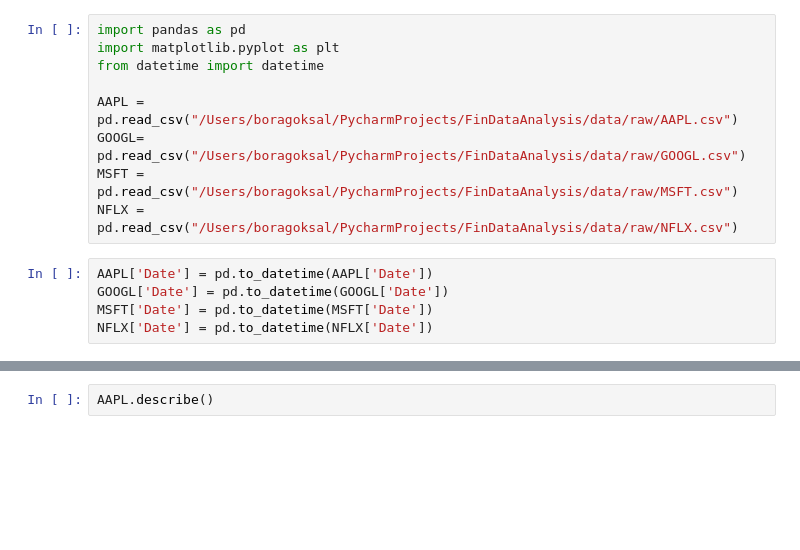
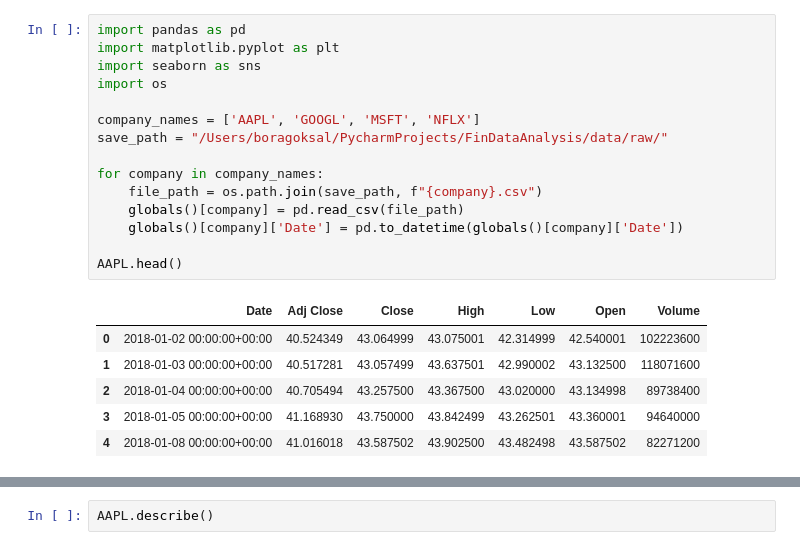
Before and after one commit to BoraGoksal/FinDataAnalysis, a Jupyter notebook: notebooks/exploratory_analysis.ipynb, the cells around one changed output, grey strips where cells are left out. Saved outputs shown, nothing was run; the diff lists cells and outputs as text; blank space fills up the shorter version.

```diff
--- a/notebooks/exploratory_analysis.ipynb
+++ b/notebooks/exploratory_analysis.ipynb
@@ -1,14 +1,22 @@
-# %%
-import pandas as pd
-import matplotlib.pyplot as plt
-from datetime import datetime
-
-AAPL = pd.read_csv("/Users/boragoksal/PycharmProjects/FinDataAnalysis/data/raw/AAPL.csv")
-GOOGL= pd.read_csv("/Users/boragoksal/PycharmProjects/FinDataAnalysis/data/raw/GOOGL.csv")
-MSFT = pd.read_csv("/Users/boragoksal/PycharmProjects/FinDataAnalysis/data/raw/MSFT.csv")
-NFLX = pd.read_csv("/Users/boragoksal/PycharmProjects/FinDataAnalysis/data/raw/NFLX.csv")
-# %%
-AAPL['Date'] = pd.to_datetime(AAPL['Date'])
-GOOGL['Date'] = pd.to_datetime(GOOGL['Date'])
-MSFT['Date'] = pd.to_datetime(MSFT['Date'])
-NFLX['Date'] = pd.to_datetime(NFLX['Date'])
+# %%
+import pandas as pd
+import matplotlib.pyplot as plt
+import seaborn as sns
+import os
+
+company_names = ['AAPL', 'GOOGL', 'MSFT', 'NFLX']
+save_path = "/Users/boragoksal/PycharmProjects/FinDataAnalysis/data/raw/"
+
+for company in company_names:
+    file_path = os.path.join(save_path, f"{company}.csv")
+    globals()[company] = pd.read_csv(file_path)
+    globals()[company]['Date'] = pd.to_datetime(globals()[company]['Date'])
+
+AAPL.head()
+# %% [output]
+|  | Date | Adj Close | Close | High | Low | Open | Volume |
+| 0 | 2018-01-02 00:00:00+00:00 | 40.524349 | 43.064999 | 43.075001 | 42.314999 | 42.540001 | 102223600 |
+| 1 | 2018-01-03 00:00:00+00:00 | 40.517281 | 43.057499 | 43.637501 | 42.990002 | 43.132500 | 118071600 |
+| 2 | 2018-01-04 00:00:00+00:00 | 40.705494 | 43.257500 | 43.367500 | 43.020000 | 43.134998 | 89738400 |
+| 3 | 2018-01-05 00:00:00+00:00 | 41.168930 | 43.750000 | 43.842499 | 43.262501 | 43.360001 | 94640000 |
+| 4 | 2018-01-08 00:00:00+00:00 | 41.016018 | 43.587502 | 43.902500 | 43.482498 | 43.587502 | 82271200 |
```
Also changed, not shown: parts of 3 cells of this notebook.
